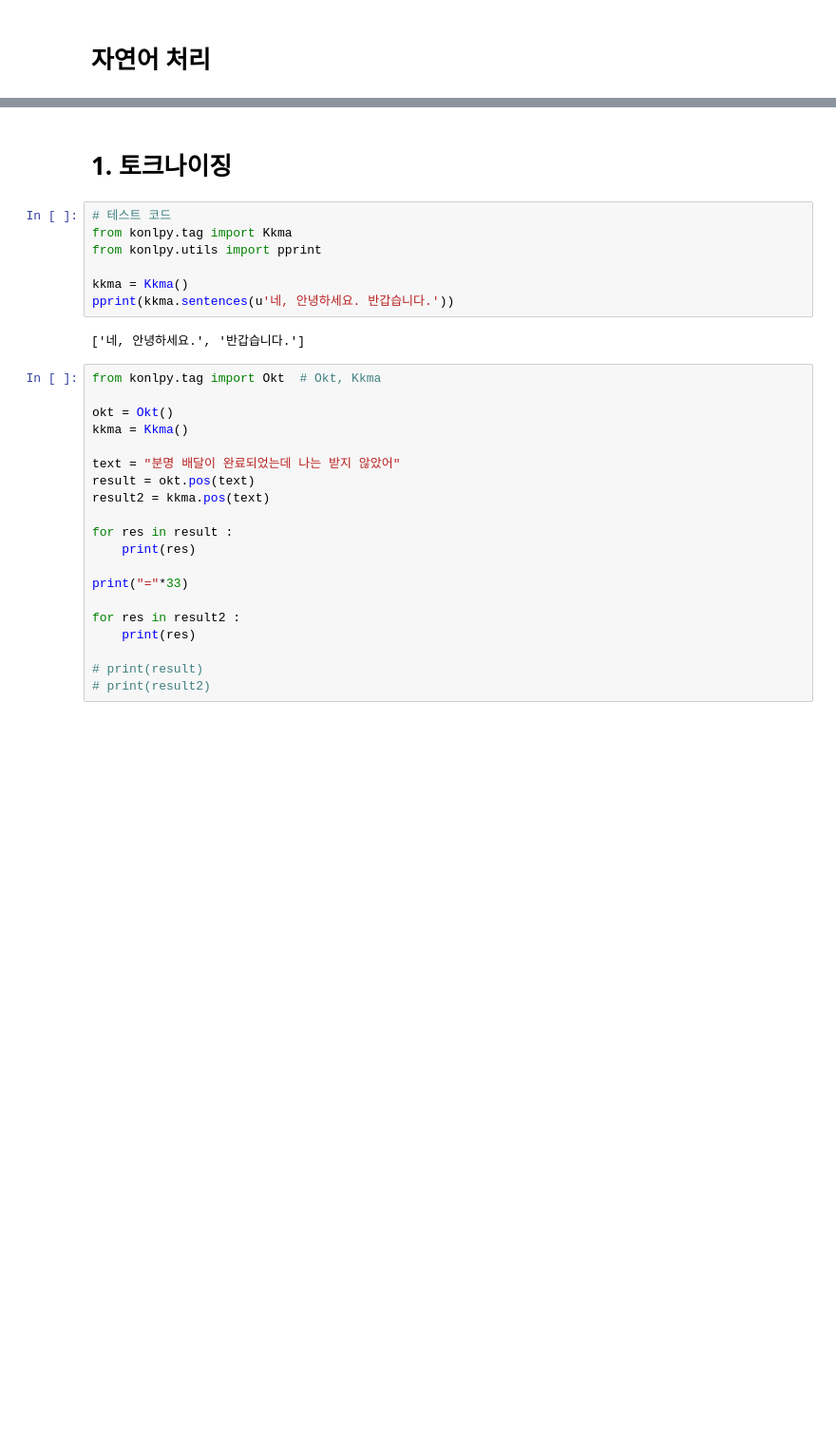
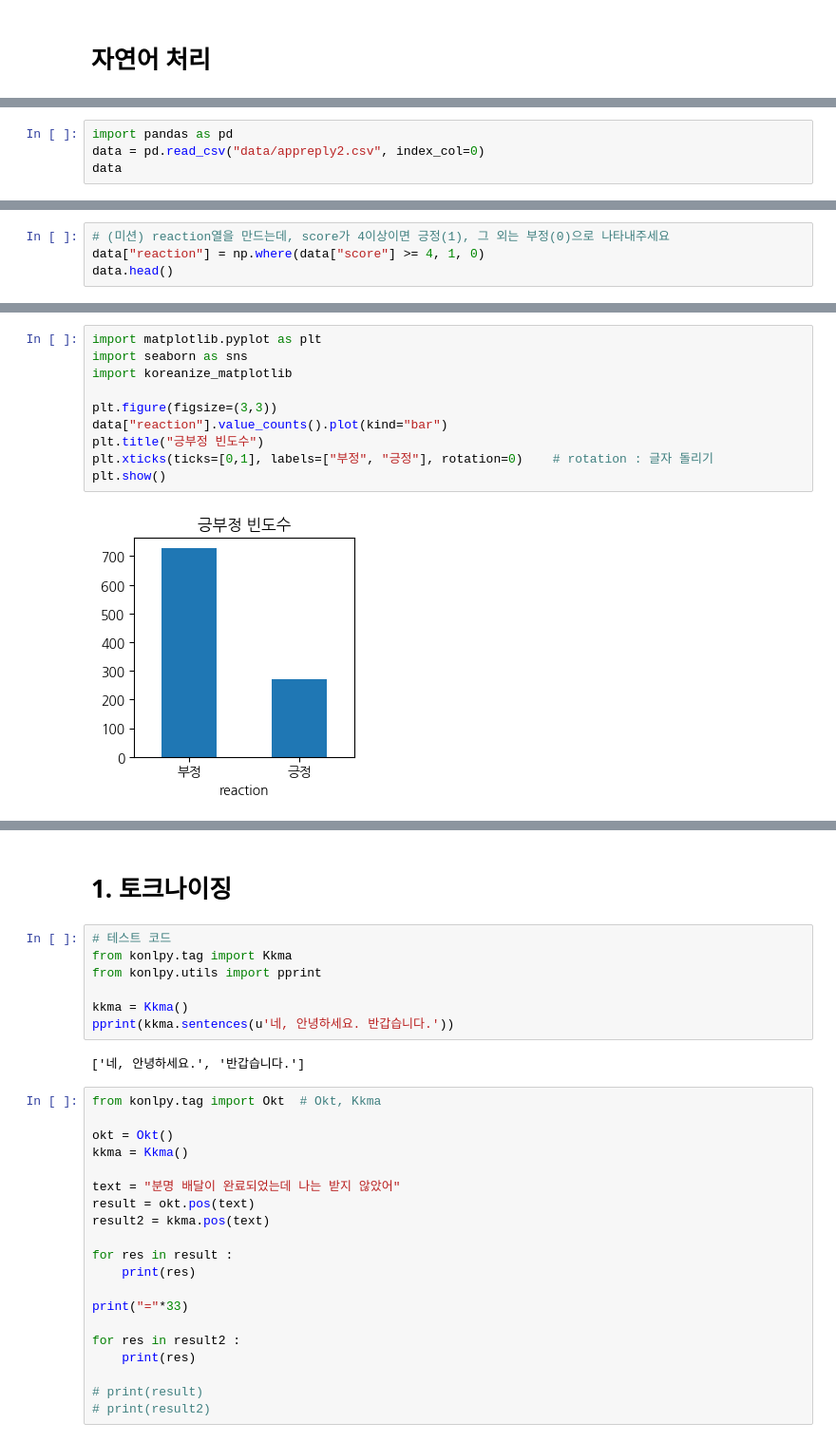
Before and after one commit to zzangyoon/pythonWorkspace, a Jupyter notebook: 07_자연어_처리.ipynb, the cells around one changed output, grey strips where cells are left out. Shown at 95% size. Cells and saved outputs as stored; diff of their text form; blank space fills up the shorter version.

```diff
--- a/07_자연어_처리.ipynb
+++ b/07_자연어_처리.ipynb
@@ -2,0 +255,4 @@
+# %%
+import pandas as pd
+data = pd.read_csv("data/appreply2.csv", index_col=0)
+data
@@ -2,0 +273,4 @@
+# %%
+# (미션) reaction열을 만드는데, score가 4이상이면 긍정(1), 그 외는 부정(0)으로 나타내주세요
+data["reaction"] = np.where(data["score"] >= 4, 1, 0)
+data.head()
@@ -2,0 +298,12 @@
+# %%
+import matplotlib.pyplot as plt
+import seaborn as sns
+import koreanize_matplotlib
+
+plt.figure(figsize=(3,3))
+data["reaction"].value_counts().plot(kind="bar")
+plt.title("긍부정 빈도수")
+plt.xticks(ticks=[0,1], labels=["부정", "긍정"], rotation=0)    # rotation : 글자 돌리기
+plt.show()
+# %% [output]
+[figure, added]
```
Also changed, not shown: parts of 101 cells of this notebook, 4 other files.
